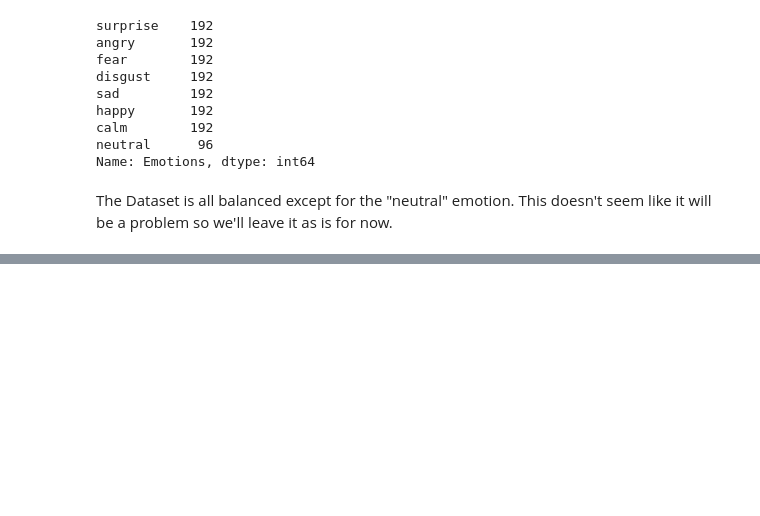
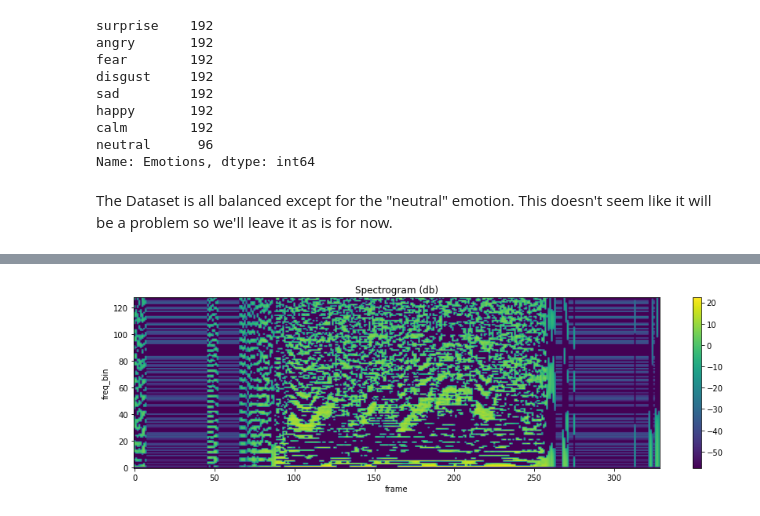
Before and after one commit to Jyve00/Emotion_Dectection, a Jupyter notebook: EDA.ipynb, the cells around one changed output, grey strips where cells are left out. Saved outputs shown, nothing was run; the diff lists cells and outputs as text; code cells hidden in the pictures; blank space fills up the shorter version.

```diff
--- a/EDA.ipynb
+++ b/EDA.ipynb
@@ -130,0 +240,16 @@ The Dataset is all balanced except for the "neutral" emotion. This doesn't seem
+# %%
+mfcc_transform = torchaudio.transforms.MFCC(
+    sample_rate=sample_rate,
+    n_mfcc=n_mfcc,
+    melkwargs={
+      'n_fft': n_fft,
+      'n_mels': n_mels,
+      'hop_length': hop_length,
+      'mel_scale': 'htk',
+    })
+
+mfcc = mfcc_transform(waveform)
+
+plot_spectrogram(mfcc[0])
+# %% [output]
+[figure, added]
```
Also changed, not shown: parts of 14 cells of this notebook, 5 other files.
